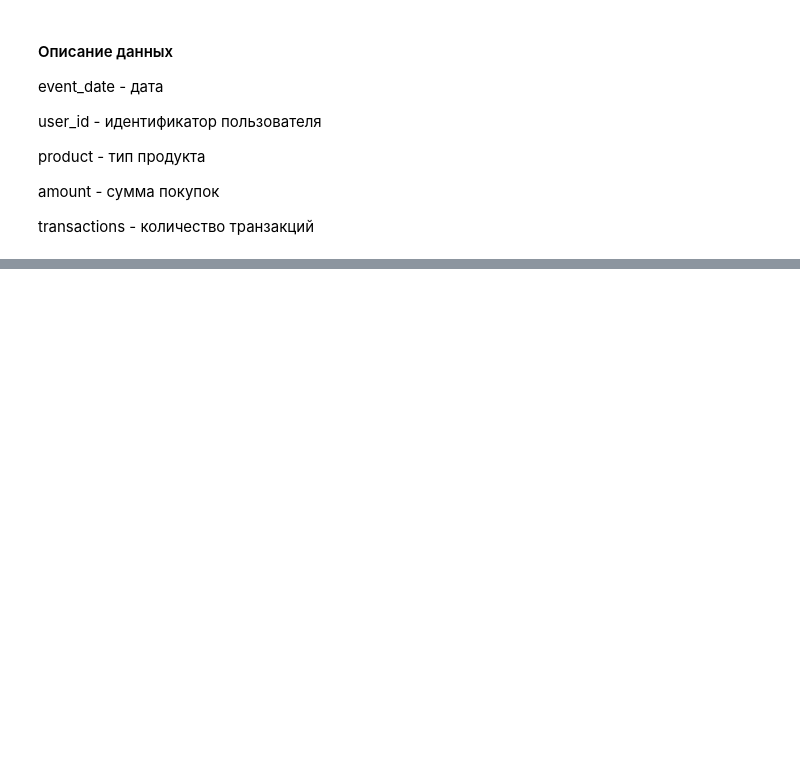
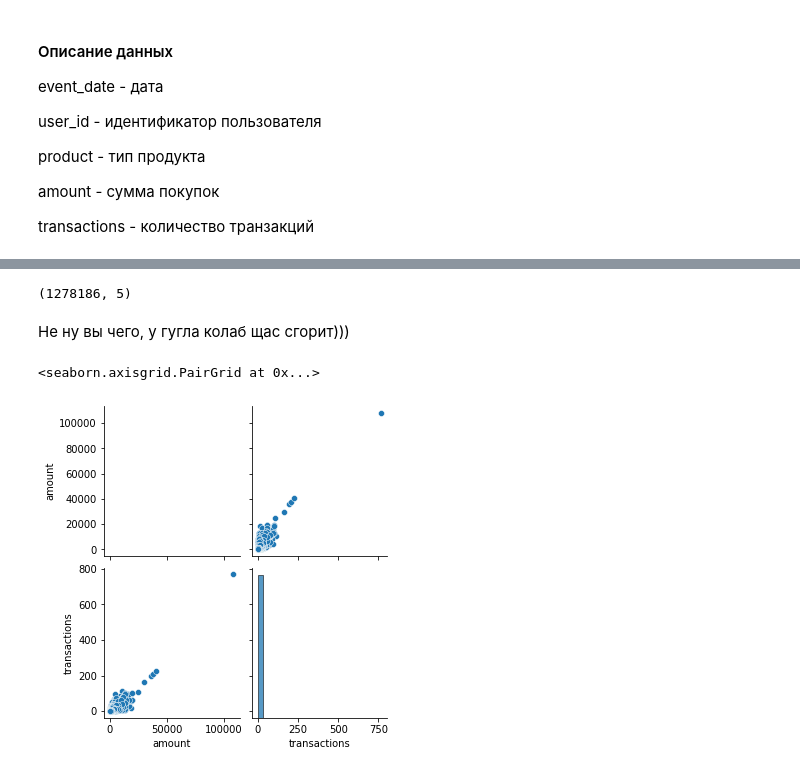
Before and after one commit to yk4r2/AAA, a Jupyter notebook: Experiments/homeworks/HW1/main.ipynb, the cells around one changed output, grey strips where cells are left out. Drawn from its saved outputs; the diff is of its cells as text; code cells hidden in the pictures; blank space fills up the shorter version.

```diff
--- a/Experiments/homeworks/HW1/main.ipynb
+++ b/Experiments/homeworks/HW1/main.ipynb
@@ -67,3 +96,3 @@ transactions - количество транзакций
 # %%
-df = pd.read_csv('user_transactions.csv')
-df['event_date']=df.event_date.apply(date_converter)
+df = pd.read_csv('data/user_transactions.csv')
+df['event_date'] = df.event_date.apply(date_converter)
@@ -69,0 +120,11 @@ df['event_date']=df.event_date.apply(date_converter)
+# %%
+df.shape
+# %% [output]
+(1278186, 5)
+# %% [markdown]
+Не ну вы чего, у гугла колаб щас сгорит)))
+# %%
+sns.pairplot(df[['amount', 'transactions']])
+# %% [output]
+<seaborn.axisgrid.PairGrid at 0x...>
+[figure, added]
```
Also changed, not shown: parts of 54 cells of this notebook.
